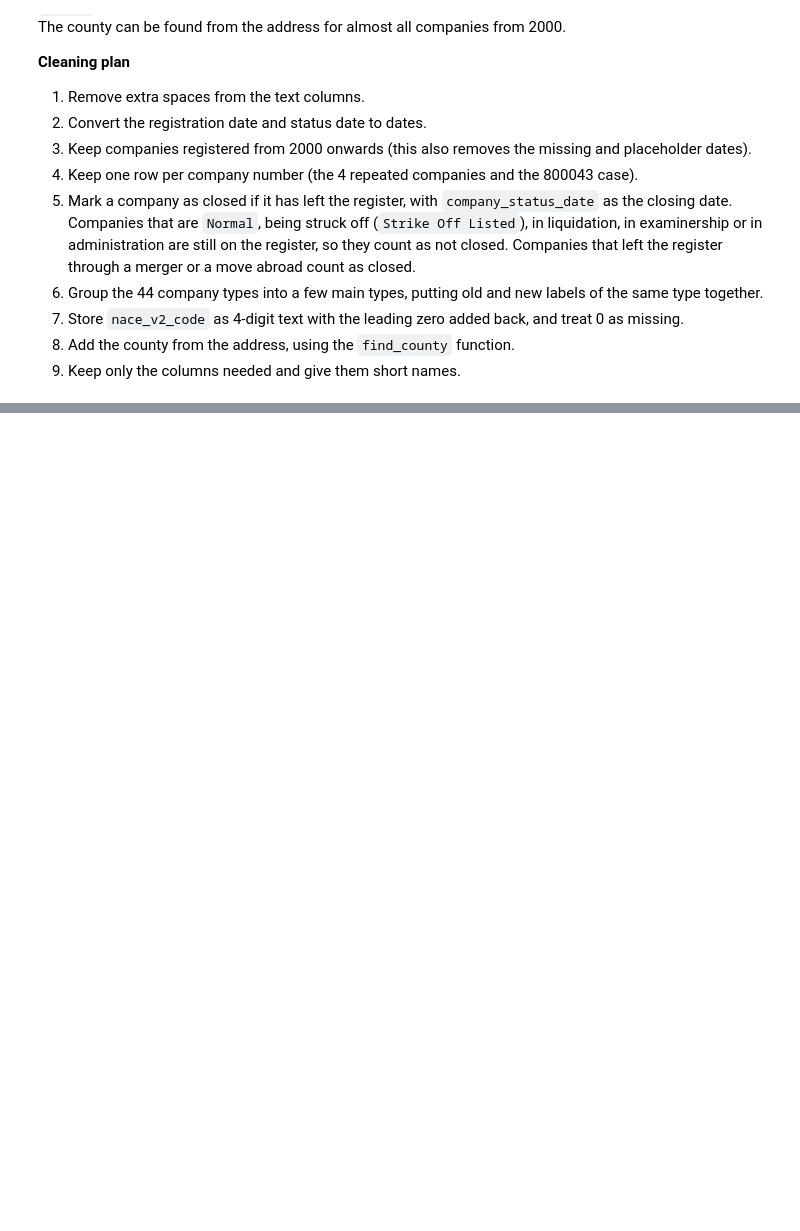
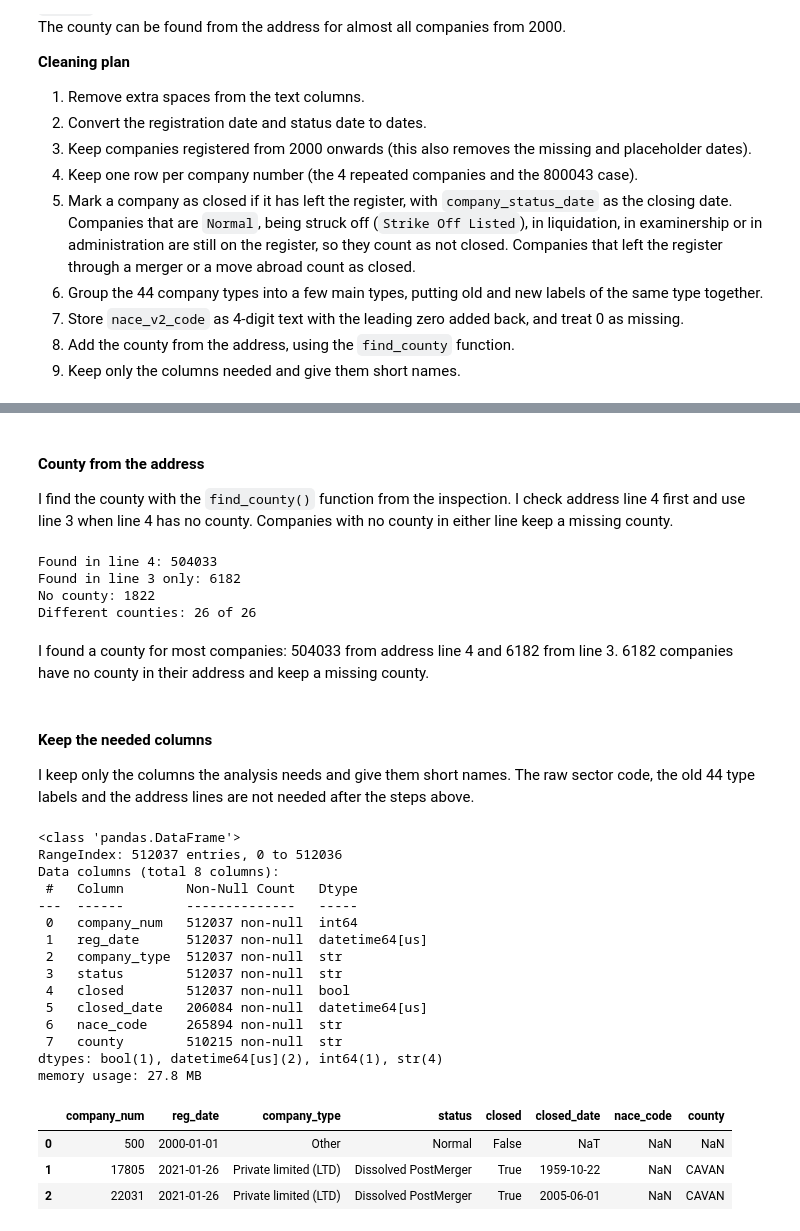
Before and after one commit to temulenbd/irish-company-survival-analysis, a Jupyter notebook: notebooks/1_data_preparation.ipynb, the cells around one changed output, grey strips where cells are left out. Cells and saved outputs as stored; diff of their text form; code cells hidden in the pictures; blank space fills up the shorter version.

```diff
--- a/notebooks/1_data_preparation.ipynb
+++ b/notebooks/1_data_preparation.ipynb
@@ -636,0 +856,15 @@ The file has one row per company, except for 5 repeated company numbers. The reg
+# %%
+# NACE code: 0 becomes missing
+nace = companies_clean["nace_v2_code"]
+nace = nace.where(nace != 0)
+
+# Whole number, then text with leading zeros to 4 digits (missing stays missing)
+companies_clean["nace_code"] = nace.dropna().astype(int).astype(str).str.zfill(4)
+
+# Checks
+print("Missing before:", companies_clean["nace_v2_code"].isna().sum())
+print("Zeros set to missing:", (companies_clean["nace_v2_code"] == 0).sum())
+print("Missing after:", companies_clean["nace_code"].isna().sum())
+print("Code length:", companies_clean["nace_code"].str.len().value_counts().to_dict())
+print("Codes starting with 0:", companies_clean["nace_code"].str.startswith("0").sum())
+companies_clean["nace_code"].dropna().head(3)
@@ -636,0 +883,64 @@ The file has one row per company, except for 5 repeated company numbers. The reg
+# %% [markdown]
+#### County from the address
+
+I find the county with the `find_county()` function from the inspection. I check address line 4 first and use line 3 when line 4 has no county. Companies with no county in either line keep a missing county.
+# %%
+# County from address line 4, then from line 3 where line 4 has none
+county_line4 = companies_clean["company_address_4"].apply(find_county)
+county_line3 = companies_clean["company_address_3"].apply(find_county)
+companies_clean["county"] = county_line4.fillna(county_line3)
+
+# Checks
+print("Found in line 4:", county_line4.notna().sum())
+print("Found in line 3 only:", (county_line4.isna() & county_line3.notna()).sum())
+print("No county:", companies_clean["county"].isna().sum())
+print("Different counties:", companies_clean["county"].nunique(), "of", len(counties))
+# %% [output]
+Found in line 4: 504033
+Found in line 3 only: 6182
+No county: 1822
+Different counties: 26 of 26
+# %% [markdown]
+I found a county for most companies: 504033 from address line 4 and 6182 from line 3. 6182 companies have no county in their address and keep a missing county.
+# %% [markdown]
+#### Keep the needed columns
+
+I keep only the columns the analysis needs and give them short names. The raw sector code, the old 44 type labels and the address lines are not needed after the steps above.
+# %%
+# Columns to keep: old name -> new name
+keep = {
+    "company_num": "company_num",
+    "company_reg_date": "reg_date",
+    "type_group": "company_type",
+    "company_status": "status",
+    "closed": "closed",
+    "closed_date": "closed_date",
+    "nace_code": "nace_code",
+    "county": "county",
+}
+
+companies_clean = companies_clean[list(keep)].rename(columns=keep)
+companies_clean = companies_clean.sort_values("company_num").reset_index(drop=True)
+
+companies_clean.info()
+companies_clean.head(3)
+# %% [output]
+<class 'pandas.DataFrame'>
+RangeIndex: 512037 entries, 0 to 512036
+Data columns (total 8 columns):
+ #   Column        Non-Null Count   Dtype
+---  ------        --------------   -----
+ 0   company_num   512037 non-null  int64
+ 1   reg_date      512037 non-null  datetime64[us]
+ 2   company_type  512037 non-null  str
+ 3   status        512037 non-null  str
+ 4   closed        512037 non-null  bool
+ 5   closed_date   206084 non-null  datetime64[us]
+ 6   nace_code     265894 non-null  str
+ 7   county        510215 non-null  str
+dtypes: bool(1), datetime64[us](2), int64(1), str(4)
+memory usage: 27.8 MB
+|  | company_num | reg_date | company_type | status | closed | closed_date | nace_code | county |
+| 0 | 500 | 2000-01-01 | Other | Normal | False | NaT | NaN | NaN |
+| 1 | 17805 | 2021-01-26 | Private limited (LTD) | Dissolved PostMerger | True | 1959-10-22 | NaN | CAVAN |
+| 2 | 22031 | 2021-01-26 | Private limited (LTD) | Dissolved PostMerger | True | 2005-06-01 | NaN | CAVAN |
```
Also changed, not shown: parts of 36 cells of this notebook, 1 other file.
